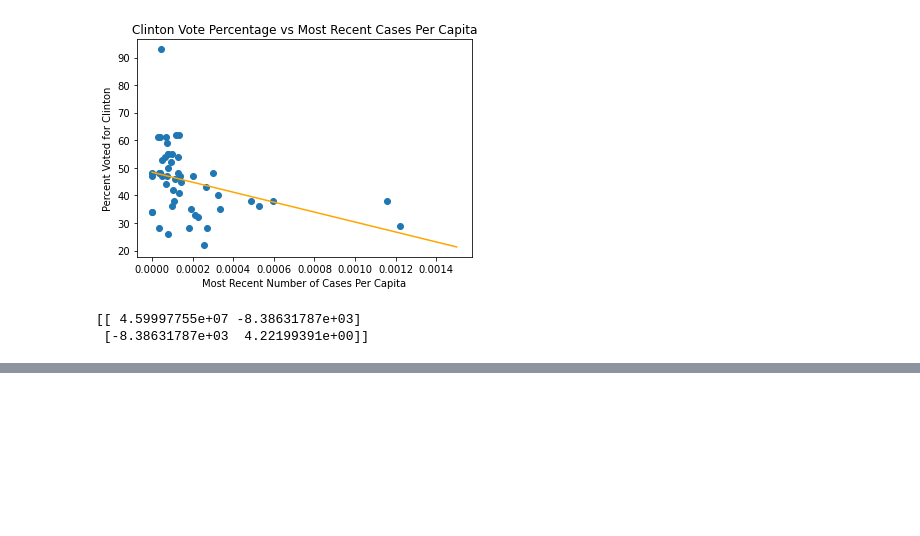
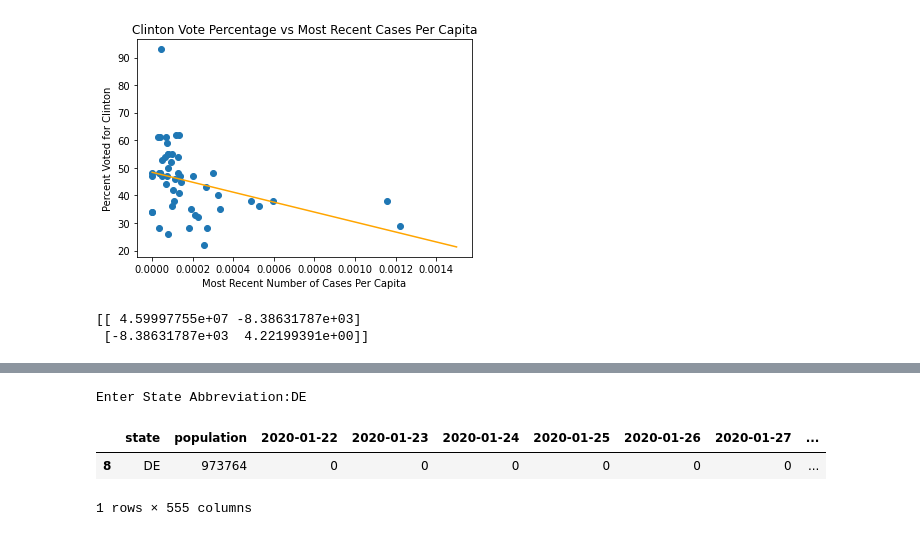
Before and after one commit to thudsonbu/ds-project-1, a Jupyter notebook: project-1.ipynb, the cells around one changed output, grey strips where cells are left out. Drawn from its saved outputs; the diff is of its cells as text; code cells hidden in the pictures; blank space fills up the shorter version.

```diff
--- a/project-1.ipynb
+++ b/project-1.ipynb
@@ -289,0 +352,13 @@ print(corr)
+# %%
+def state_covid_cases(state):
+    chosen_state = pop_case_elec[pop_case_elec['state'] == state]
+    return chosen_state
+
+state= str(input("Enter State Abbreviation:"))
+
+state_covid_cases(state)
+# %% [output]
+Enter State Abbreviation:DE
+|  | state | population | 2020-01-22 | 2020-01-23 | 2020-01-24 | 2020-01-25 | 2020-01-26 | 2020-01-27 | ... |
+| 8 | DE | 973764 | 0 | 0 | 0 | 0 | 0 | 0 | ... |
+1 rows × 555 columns
```
Also changed, not shown: parts of 29 cells of this notebook.
